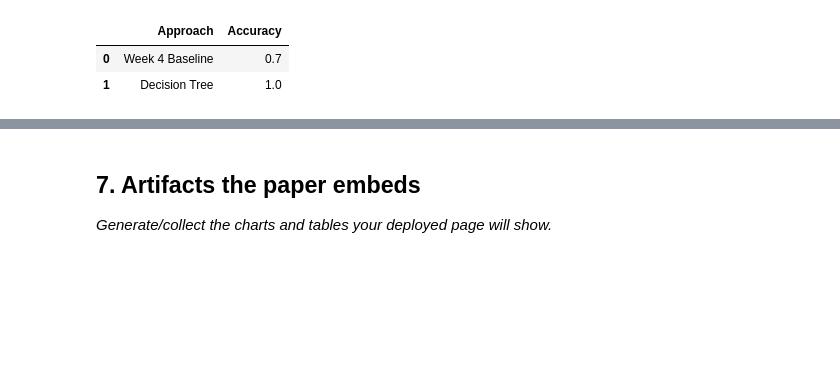
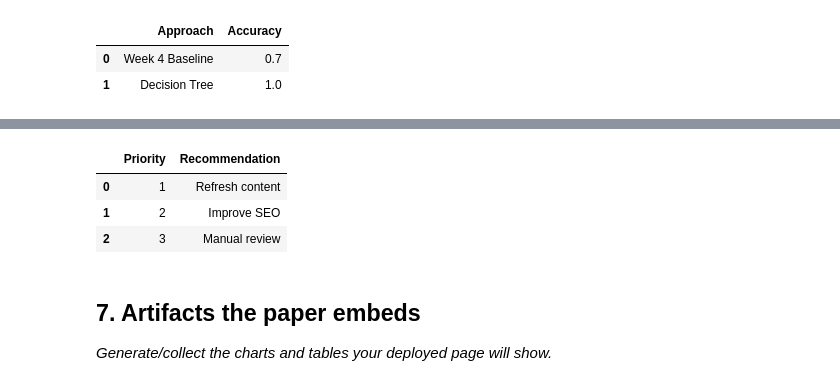
Before and after one commit to rishh19/FlyRank-AI-Internship, a Jupyter notebook: work/notebooks/capstone.ipynb, the cells around one changed output, grey strips where cells are left out. Drawn from its saved outputs; the diff is of its cells as text; code cells hidden in the pictures; blank space fills up the shorter version.

Commit message:
ML-11: Complete Section 6 - Recommendations

```diff
--- a/work/notebooks/capstone.ipynb
+++ b/work/notebooks/capstone.ipynb
@@ -240,3 +270,19 @@ results
+# %%
+recommendations = pd.DataFrame({
+    "Priority": [1, 2, 3],
+    "Recommendation": [
+        "Refresh content",
+        "Improve SEO",
+        "Manual review"
+    ]
+})
+
+recommendations
+# %% [output]
+|  | Priority | Recommendation |
+| 0 | 1 | Refresh content |
+| 1 | 2 | Improve SEO |
+| 2 | 3 | Manual review |
 # %% [markdown]
 ## 7. Artifacts the paper embeds
 
```
Also changed, not shown: parts of 5 cells of this notebook.
